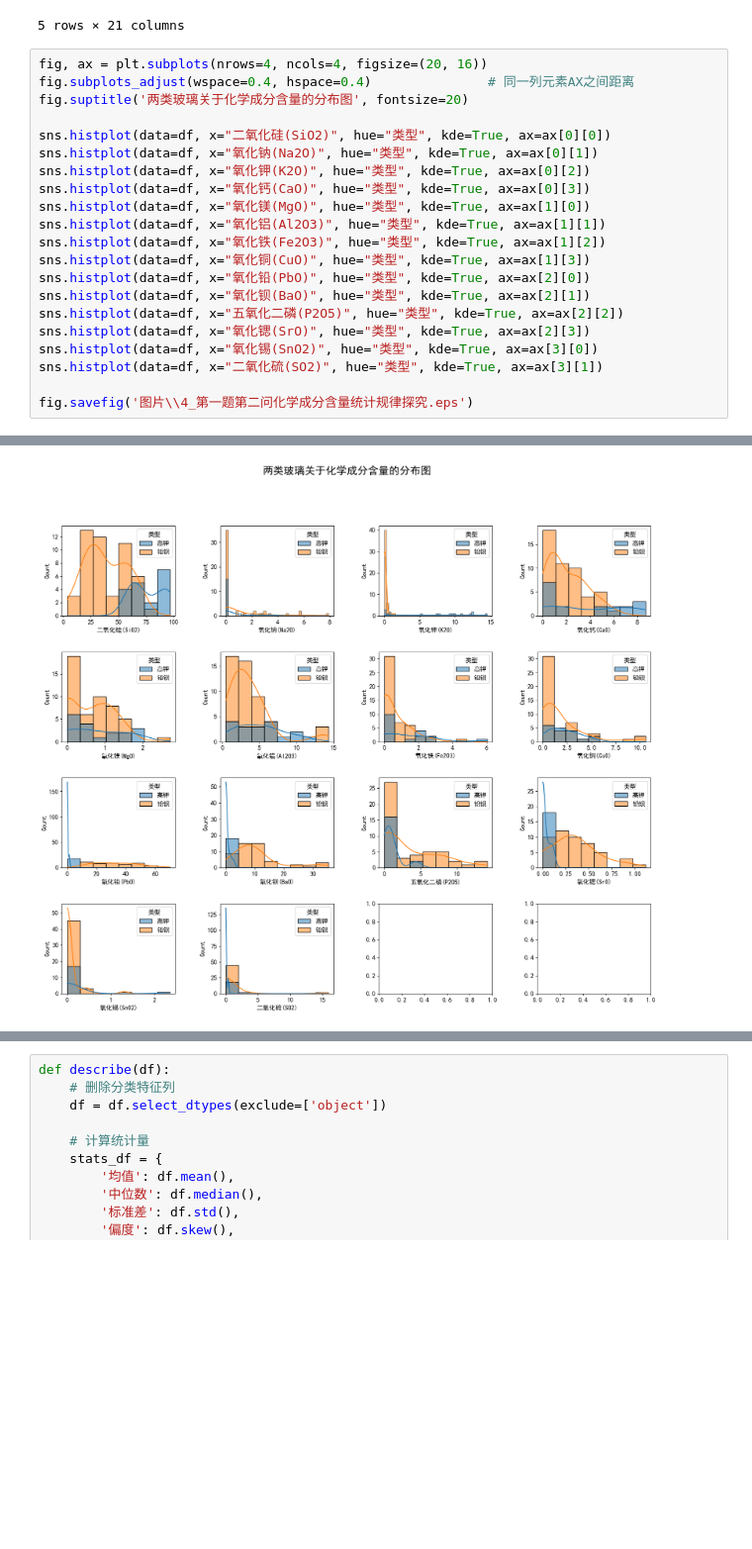
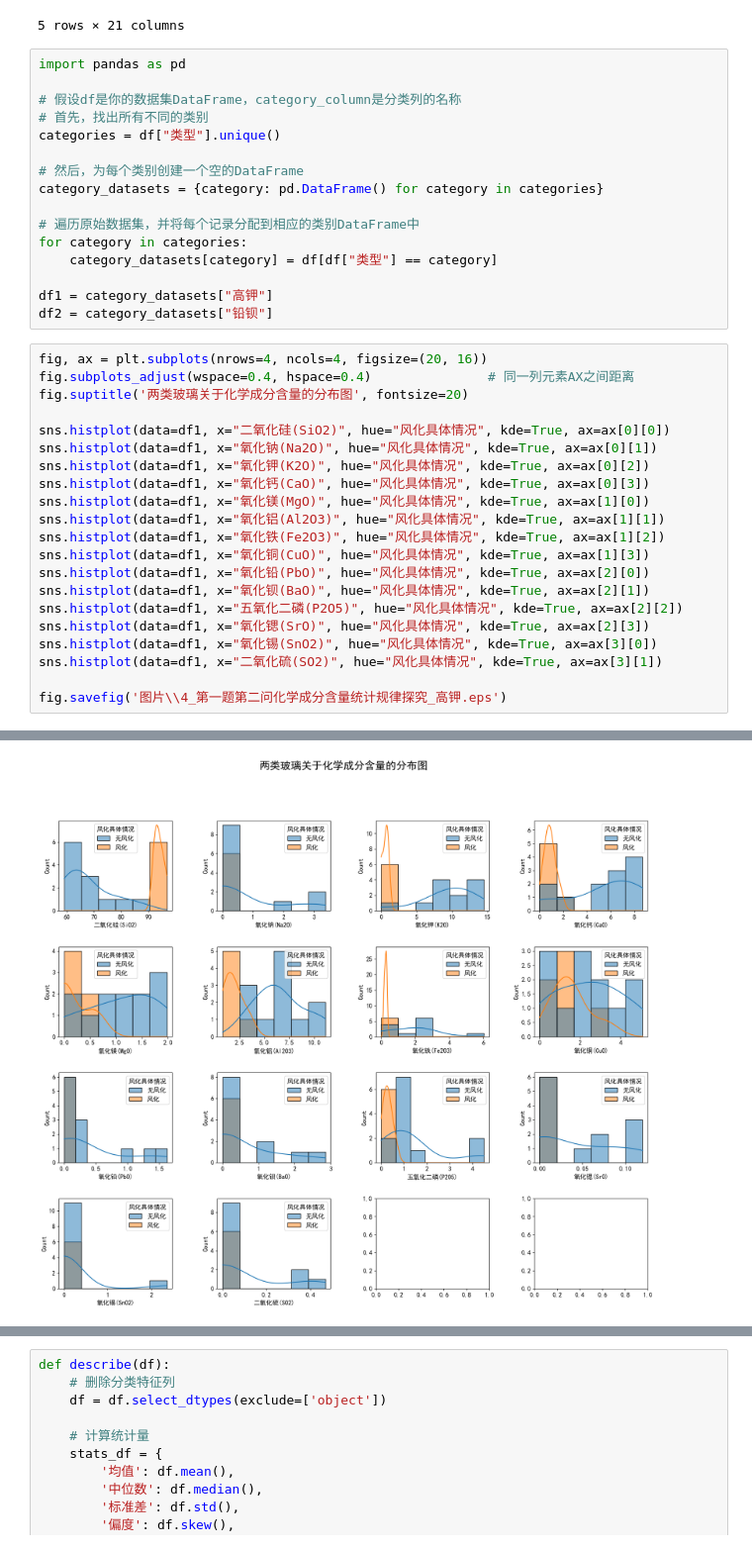
Before and after one commit to XingA02/CUMCM-2022C, a Jupyter notebook: 1_2_规律探究.ipynb, the cells around one changed output, grey strips where cells are left out. Shown: that part at 99% size. Saved outputs shown, nothing was run; the diff lists cells and outputs as text; blank space fills up the shorter version.

```diff
--- a/1_2_规律探究.ipynb
+++ b/1_2_规律探究.ipynb
@@ -22,27 +22,43 @@ df.head()
 | 3 | 3 | A | 高钾 | 蓝绿 | 无风化 | 61.71 | 0.0 | 12.37 | 5.87 | 1.11 | ... |
 | 4 | 4 | A | 高钾 | 蓝绿 | 无风化 | 65.88 | 0.0 | 9.67 | 7.12 | 1.56 | ... |
 5 rows × 21 columns
+# %%
+import pandas as pd
+
+# 假设df是你的数据集DataFrame，category_column是分类列的名称
+# 首先，找出所有不同的类别
+categories = df["类型"].unique()
+
+# 然后，为每个类别创建一个空的DataFrame
+category_datasets = {category: pd.DataFrame() for category in categories}
+
+# 遍历原始数据集，并将每个记录分配到相应的类别DataFrame中
+for category in categories:
+    category_datasets[category] = df[df["类型"] == category]
+
+df1 = category_datasets["高钾"]
+df2 = category_datasets["铅钡"]
 # %%
 fig, ax = plt.subplots(nrows=4, ncols=4, figsize=(20, 16))
 fig.subplots_adjust(wspace=0.4, hspace=0.4)               # 同一列元素AX之间距离
 fig.suptitle('两类玻璃关于化学成分含量的分布图', fontsize=20)
 
-sns.histplot(data=df, x="二氧化硅(SiO2)", hue="类型", kde=True, ax=ax[0][0])
-sns.histplot(data=df, x="氧化钠(Na2O)", hue="类型", kde=True, ax=ax[0][1])
-sns.histplot(data=df, x="氧化钾(K2O)", hue="类型", kde=True, ax=ax[0][2])
-sns.histplot(data=df, x="氧化钙(CaO)", hue="类型", kde=True, ax=ax[0][3])
-sns.histplot(data=df, x="氧化镁(MgO)", hue="类型", kde=True, ax=ax[1][0])
-sns.histplot(data=df, x="氧化铝(Al2O3)", hue="类型", kde=True, ax=ax[1][1])
-sns.histplot(data=df, x="氧化铁(Fe2O3)", hue="类型", kde=True, ax=ax[1][2])
-sns.histplot(data=df, x="氧化铜(CuO)", hue="类型", kde=True, ax=ax[1][3])
-sns.histplot(data=df, x="氧化铅(PbO)", hue="类型", kde=True, ax=ax[2][0])
-sns.histplot(data=df, x="氧化钡(BaO)", hue="类型", kde=True, ax=ax[2][1])
-sns.histplot(data=df, x="五氧化二磷(P2O5)", hue="类型", kde=True, ax=ax[2][2])
-sns.histplot(data=df, x="氧化锶(SrO)", hue="类型", kde=True, ax=ax[2][3])
-sns.histplot(data=df, x="氧化锡(SnO2)", hue="类型", kde=True, ax=ax[3][0])
-sns.histplot(data=df, x="二氧化硫(SO2)", hue="类型", kde=True, ax=ax[3][1])
+sns.histplot(data=df1, x="二氧化硅(SiO2)", hue="风化具体情况", kde=True, ax=ax[0][0])
+sns.histplot(data=df1, x="氧化钠(Na2O)", hue="风化具体情况", kde=True, ax=ax[0][1])
+sns.histplot(data=df1, x="氧化钾(K2O)", hue="风化具体情况", kde=True, ax=ax[0][2])
+sns.histplot(data=df1, x="氧化钙(CaO)", hue="风化具体情况", kde=True, ax=ax[0][3])
+sns.histplot(data=df1, x="氧化镁(MgO)", hue="风化具体情况", kde=True, ax=ax[1][0])
+sns.histplot(data=df1, x="氧化铝(Al2O3)", hue="风化具体情况", kde=True, ax=ax[1][1])
+sns.histplot(data=df1, x="氧化铁(Fe2O3)", hue="风化具体情况", kde=True, ax=ax[1][2])
+sns.histplot(data=df1, x="氧化铜(CuO)", hue="风化具体情况", kde=True, ax=ax[1][3])
+sns.histplot(data=df1, x="氧化铅(PbO)", hue="风化具体情况", kde=True, ax=ax[2][0])
+sns.histplot(data=df1, x="氧化钡(BaO)", hue="风化具体情况", kde=True, ax=ax[2][1])
+sns.histplot(data=df1, x="五氧化二磷(P2O5)", hue="风化具体情况", kde=True, ax=ax[2][2])
+sns.histplot(data=df1, x="氧化锶(SrO)", hue="风化具体情况", kde=True, ax=ax[2][3])
+sns.histplot(data=df1, x="氧化锡(SnO2)", hue="风化具体情况", kde=True, ax=ax[3][0])
+sns.histplot(data=df1, x="二氧化硫(SO2)", hue="风化具体情况", kde=True, ax=ax[3][1])
 
-fig.savefig('图片\\4_第一题第二问化学成分含量统计规律探究.eps')
+fig.savefig('图片\\4_第一题第二问化学成分含量统计规律探究_高钾.eps')
 # %% [output]
 The PostScript backend does not support transparency; partially transparent artists will be rendered opaque.
-[figure, old version]
+[figure, new version]
```
Also changed, not shown: parts of 10 cells of this notebook, 29 other files.
